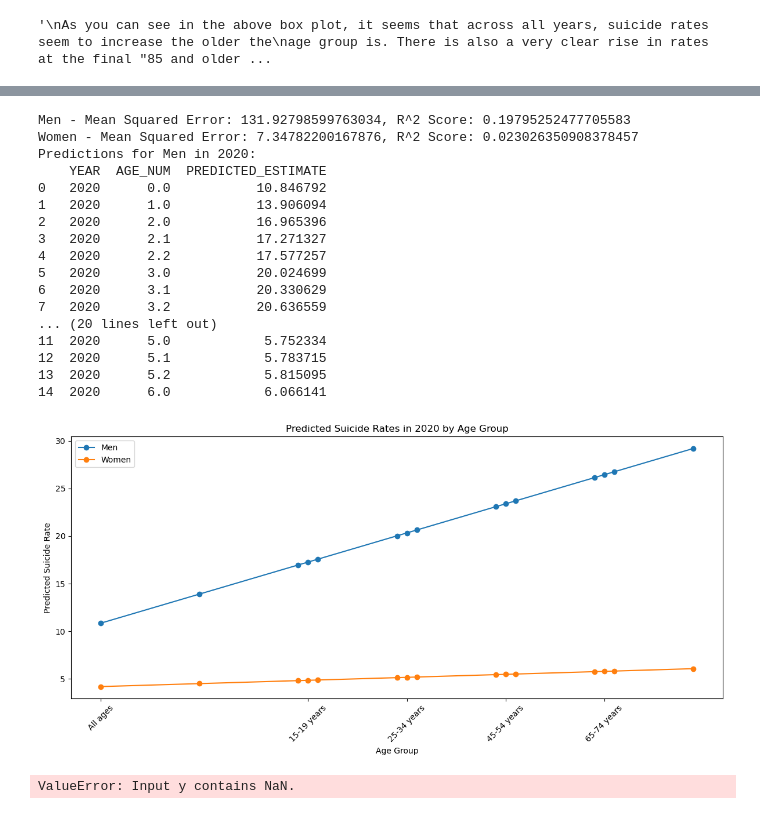
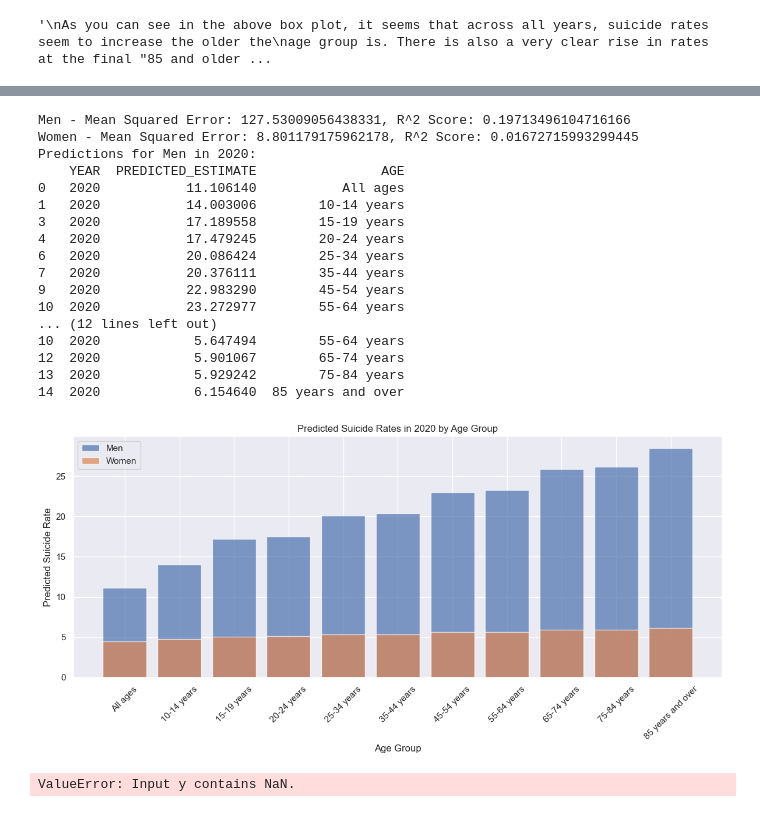
Before and after one commit to jaimelu/jaimelu.github.io, a Jupyter notebook: FinalProject.ipynb, the cells around one changed output, grey strips where cells are left out. Saved outputs shown, nothing was run; the diff lists cells and outputs as text; code cells hidden in the pictures.

```diff
--- a/FinalProject.ipynb
+++ b/FinalProject.ipynb
@@ -23,7 +23,7 @@ data = pd.read_csv("Death_rates_for_suicide__by_sex__race__Hispanic_origin__and_
 
 '''We are going to clean up some unneccessary columns for better visualization of what the data looks like. This is also important for what we will do later'''
 #Clean the data
-data.drop(data[(data['UNIT_NUM'] == 0) | (data['UNIT_NUM'] == 1) | (data['YEAR'] < 1950)].index, inplace=True)
+data.drop(data[(data['UNIT_NUM'] == 0) | (data['UNIT_NUM'] == 1) | (data['YEAR'] < 1980)].index, inplace=True)
 data.drop(columns=['INDICATOR', 'FLAG', 'UNIT', 'STUB_NAME_NUM', 'YEAR_NUM', 'UNIT_NUM'], inplace=True)
 
 # Extract sex information from 'STUB_LABEL'
@@ -513,69 +515,66 @@ model_women = train_model(X_train_women, y_train_women)
 # Evaluate models
 mse_men, r2_men = evaluate_model(model_men, X_test_men, y_test_men)
 mse_women, r2_women = evaluate_model(model_women, X_test_women, y_test_women)
 
 print(f"Men - Mean Squared Error: {mse_men}, R^2 Score: {r2_men}")
 print(f"Women - Mean Squared Error: {mse_women}, R^2 Score: {r2_women}")
 
 # Make predictions for 2020 for all age groups
 age_groups = men_data['AGE_NUM'].unique()
 predictions_men_2020 = make_predictions(model_men, 2020, age_groups)
 predictions_women_2020 = make_predictions(model_women, 2020, age_groups)
 
+# Drop rows where 'AGE_NUM' is equal to 5.0
+predictions_men_2020 = predictions_men_2020[(predictions_men_2020['AGE_NUM'] != 2.0) & (predictions_men_2020['AGE_NUM'] != 3.0) & (predictions_men_2020['AGE_NUM'] != 4.0) & (predictions_men_2020['AGE_NUM'] != 5.0)]
+predictions_women_2020 = predictions_women_2020[(predictions_women_2020['AGE_NUM'] != 2.0) & (predictions_women_2020['AGE_NUM'] != 3.0) & (predictions_women_2020['AGE_NUM'] != 4.0) & (predictions_women_2020['AGE_NUM'] != 5.0)]
+
+
+# Replace 'AGE_NUM' with 'AGE' labels in predictions_men_2020 and predictions_women_2020
+predictions_men_2020['AGE'] = predictions_men_2020['AGE_NUM'].map(age_mapping)
+predictions_women_2020['AGE'] = predictions_women_2020['AGE_NUM'].map(age_mapping)
+
+# Drop the 'AGE_NUM' column from predictions dataframes
+predictions_men_2020.drop(columns=['AGE_NUM'], inplace=True)
+predictions_women_2020.drop(columns=['AGE_NUM'], inplace=True)
+
 print("Predictions for Men in 2020:")
 print(predictions_men_2020)
 
 print("Predictions for Women in 2020:")
 print(predictions_women_2020)
 
 '''Plotting the Predictive Graphs'''
-
-# Choose every nth label to display
-n = 3  # Change this value to adjust the spacing of labels
-selected_labels_indices = range(0, len(age_labels), n)
-selected_age_labels = [age_labels[i] for i in selected_labels_indices]
-selected_age_nums = [predictions_men_2020['AGE_NUM'].iloc[i] for i in selected_labels_indices]
-
 # Plot the results with age group labels
 plt.figure(figsize=(12, 6))
-plt.plot(predictions_men_2020['AGE_NUM'], predictions_men_2020['PREDICTED_ESTIMATE'], label='Men', marker='o')
-plt.plot(predictions_women_2020['AGE_NUM'], predictions_women_2020['PREDICTED_ESTIMATE'], label='Women', marker='o')
+plt.bar(predictions_men_2020['AGE'], predictions_men_2020['PREDICTED_ESTIMATE'], label='Men', alpha=.7)
+plt.bar(predictions_women_2020['AGE'], predictions_women_2020['PREDICTED_ESTIMATE'], label='Women', alpha=.7)
 
-# Map AGE_NUM to AGE labels for x-axis
-age_labels = [age_mapping[age_num] for age_num in predictions_men_2020['AGE_NUM']]
-
-# Select a subset of labels to display
-n = 3  # Change this value to adjust the spacing of labels
-selected_labels_indices = range(0, len(age_labels), n)
-selected_age_labels = [age_labels[i] for i in selected_labels_indices]
-selected_age_nums = [predictions_men_2020['AGE_NUM'].iloc[i] for i in selected_labels_indices]
-
-plt.xticks(selected_age_nums, selected_age_labels, rotation=45)
+plt.xticks(rotation=45)
 plt.xlabel('Age Group')
 plt.ylabel('Predicted Suicide Rate')
 plt.title('Predicted Suicide Rates in 2020 by Age Group')
 plt.legend()
 plt.tight_layout()
 plt.show()
 # %% [output]
-Men - Mean Squared Error: 131.92798599763034, R^2 Score: 0.19795252477705583
-Women - Mean Squared Error: 7.34782200167876, R^2 Score: 0.023026350908378457
+Men - Mean Squared Error: 127.53009056438331, R^2 Score: 0.19713496104716166
+Women - Mean Squared Error: 8.801179175962178, R^2 Score: 0.01672715993299445
 Predictions for Men in 2020:
-    YEAR  AGE_NUM  PREDICTED_ESTIMATE
-0   2020      0.0           10.846792
-1   2020      1.0           13.906094
-2   2020      2.0           16.965396
-3   2020      2.1           17.271327
-4   2020      2.2           17.577257
-5   2020      3.0           20.024699
-6   2020      3.1           20.330629
-7   2020      3.2           20.636559
-... (20 lines left out)
-11  2020      5.0            5.752334
-12  2020      5.1            5.783715
-13  2020      5.2            5.815095
-14  2020      6.0            6.066141
+    YEAR  PREDICTED_ESTIMATE                AGE
+0   2020           11.106140           All ages
+1   2020           14.003006        10-14 years
+3   2020           17.189558        15-19 years
+4   2020           17.479245        20-24 years
+6   2020           20.086424        25-34 years
+7   2020           20.376111        35-44 years
+9   2020           22.983290        45-54 years
+10  2020           23.272977        55-64 years
+... (12 lines left out)
+10  2020            5.647494        55-64 years
+12  2020            5.901067        65-74 years
+13  2020            5.929242        75-84 years
+14  2020            6.154640  85 years and over
-[figure, old version]
+[figure, new version]
 # %%
 import pandas as pd
 import numpy as np
```
Also changed, not shown: parts of 16 cells of this notebook.
